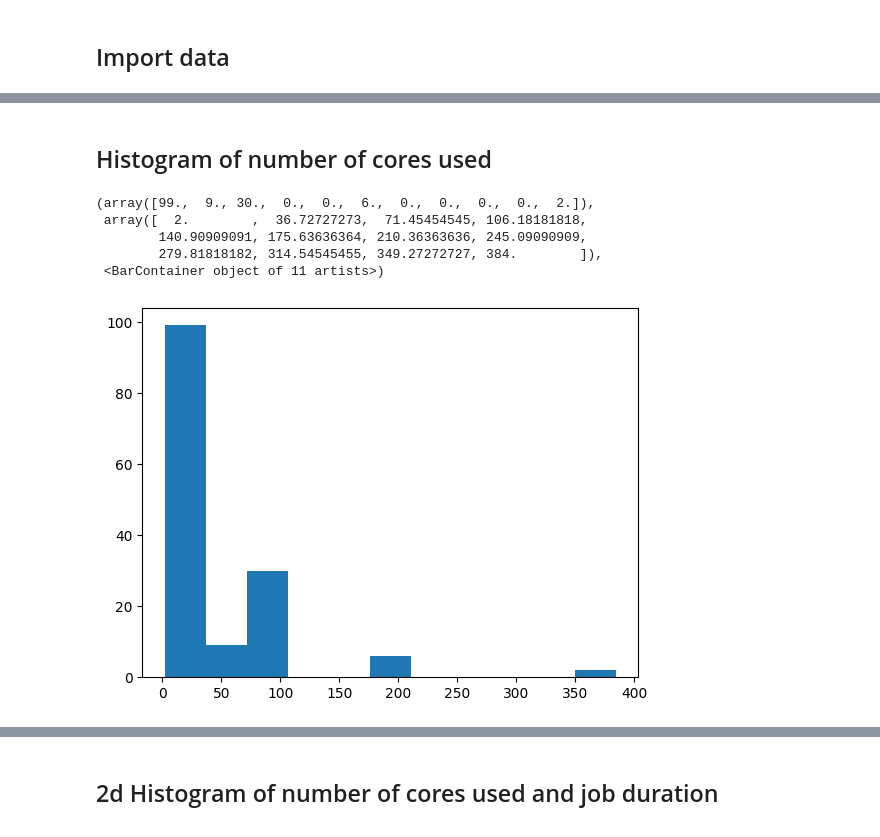
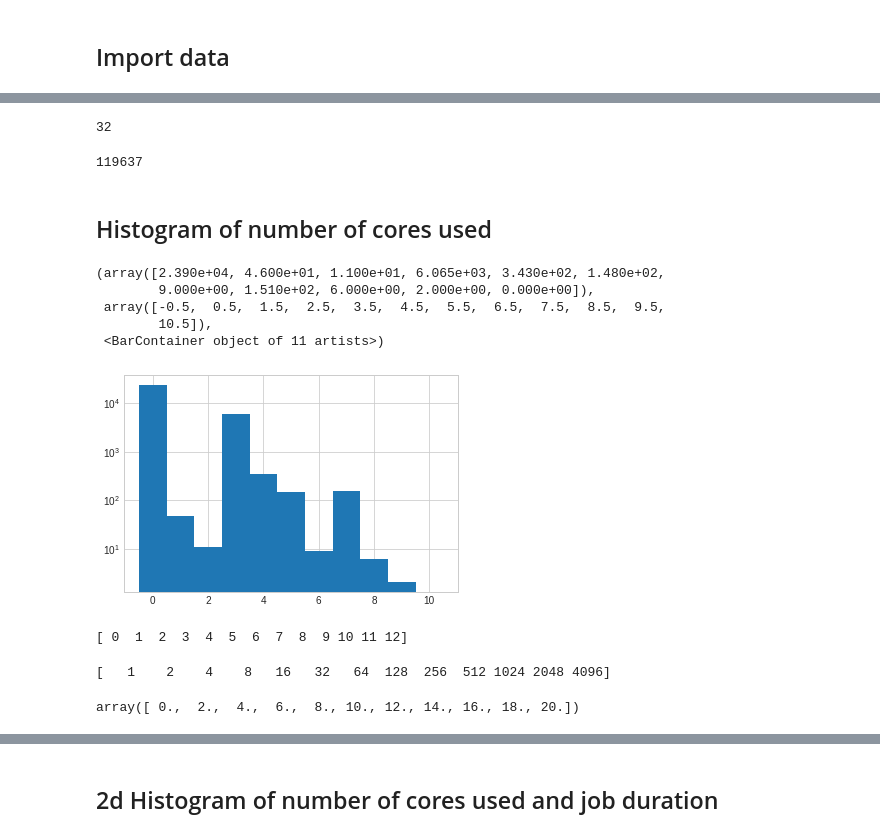
Before and after one commit to gruiick/openclassrooms-py, a Jupyter notebook: 06-python_analyze_data/jobs_analysis.ipynb, the cells around one changed output, grey strips where cells are left out. Cells and saved outputs as stored; diff of their text form; code cells hidden in the pictures.

```diff
--- a/06-python_analyze_data/jobs_analysis.ipynb
+++ b/06-python_analyze_data/jobs_analysis.ipynb
@@ -1,3 +1,9 @@
+# %%
+%matplotlib inline
+import matplotlib.pyplot as plt
+import numpy as np
+plt.style.use('seaborn-whitegrid')
+import seaborn as sns
 # %% [markdown]
 ## Import data
 # %%
@@ -20,11 +27,10 @@ inputdata[0][2],inputdata[1][2]
+# %%
+print(inputdataarray[0][1])
+# %% [output]
+32
+# %%
+print(inputdataarray[1][1])
+# %% [output]
+119637
 # %% [markdown]
 ## Histogram of number of cores used
-# %%
-plt.hist(inputdata[0], bins='auto')
-# %% [output]
-(array([99.,  9., 30.,  0.,  0.,  6.,  0.,  0.,  0.,  0.,  2.]),
- array([  2.        ,  36.72727273,  71.45454545, 106.18181818,
-        140.90909091, 175.63636364, 210.36363636, 245.09090909,
-        279.81818182, 314.54545455, 349.27272727, 384.        ]),
- <BarContainer object of 11 artists>)
-[figure, removed]
@@ -30,0 +39,20 @@ plt.hist(inputdata[0], bins='auto')
+# %%
+plt.hist(np.log2(inputdataarray[0]),
+         bins = max_ncore_bin_log2+1,
+         range=(-0.5,max_ncore_bin_log2+0.5),
+         log=True)
+# %% [output]
+(array([2.390e+04, 4.600e+01, 1.100e+01, 6.065e+03, 3.430e+02, 1.480e+02,
+        9.000e+00, 1.510e+02, 6.000e+00, 2.000e+00, 0.000e+00]),
+ array([-0.5,  0.5,  1.5,  2.5,  3.5,  4.5,  5.5,  6.5,  7.5,  8.5,  9.5,
+        10.5]),
+ <BarContainer object of 11 artists>)
+[figure, added]
+# %%
+print(np.arange(0,max_bin_log2))
+# %% [output]
+[ 0  1  2  3  4  5  6  7  8  9 10 11 12]
+# %%
+print(2**np.arange(0,max_bin_log2))
+# %% [output]
+[   1    2    4    8   16   32   64  128  256  512 1024 2048 4096]
@@ -30,0 +63,5 @@ plt.hist(inputdata[0], bins='auto')
+# %%
+ncore_hist_centers = np.delete(ncore_hist_edges + np.roll(ncore_hist_edges,1),0)
+ncore_hist_centers
+# %% [output]
+array([ 0.,  2.,  4.,  6.,  8., 10., 12., 14., 16., 18., 20.])
```
Also changed, not shown: parts of 31 cells of this notebook, 8 other files.
